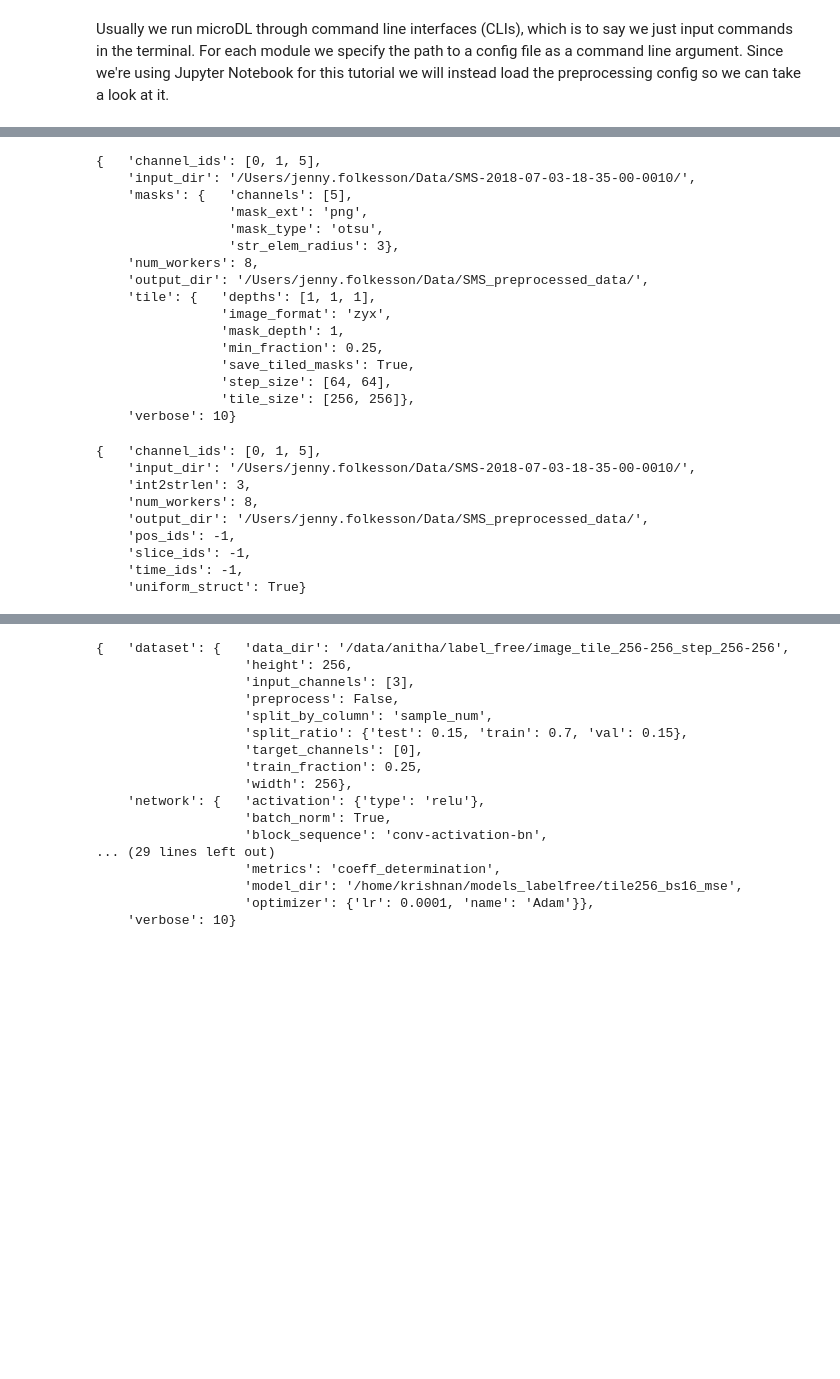
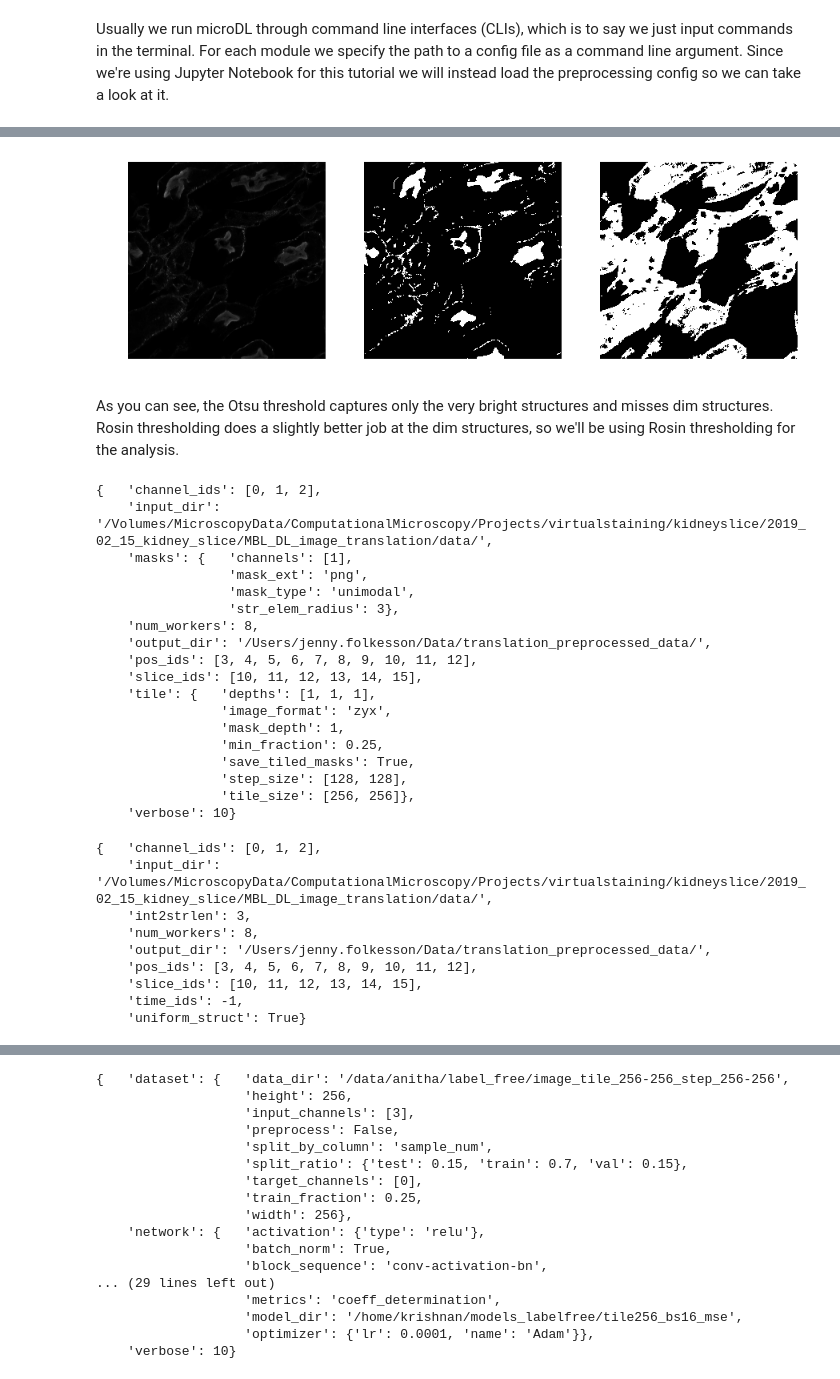
Before and after one commit to mehta-lab/microDL, a Jupyter notebook: notebooks/image_translation.ipynb, the cells around one changed output, grey strips where cells are left out. Cells and saved outputs as stored; diff of their text form; code cells hidden in the pictures; blank space fills up the shorter version.

```diff
--- a/notebooks/image_translation.ipynb
+++ b/notebooks/image_translation.ipynb
@@ -75,3 +88,25 @@ pp.pprint(preproc_config)
+# %%
+# This is the directory where downloaded our data to
+preproc_input_dir = '/Volumes/MicroscopyData/ComputationalMicroscopy/Projects/virtualstaining/kidneyslice/2019_02_15_kidney_slice/MBL_DL_image_translation/data/'
+# And specify where we want to store our preprocessed data
+preproc_output_dir = '/Users/jenny.folkesson/Data/translation_preprocessed_data/'
+
+# Load image
+im_path = os.path.join(preproc_input_dir, 'img_568_t000_p003_z010.tif')
+im = im_utils.read_image(im_path)
+
+mask_otsu = mask_utils.create_otsu_mask(im)
+mask_rosin = mask_utils.create_unimodal_mask(im)
+
+plt.subplot(131); plt.imshow(im, cmap='gray'); plt.axis('off')
+plt.subplot(132); plt.imshow(mask_otsu, cmap='gray'); plt.axis('off')
+plt.subplot(133); plt.imshow(mask_rosin, cmap='gray'); plt.axis('off')
+plt.rcParams['figure.figsize'] = [15, 10]
+plt.show()
+# %% [output]
+[figure, added]
+# %% [markdown]
+As you can see, the Otsu threshold captures only the very bright structures and misses dim structures. Rosin thresholding does a slightly better job at the dim structures, so we'll be using Rosin thresholding for the analysis.
 # %%
 # There are some things we need to change around here. We're not doing resizing so let's remove that key
 if 'resize' in preproc_config:
@@ -79,36 +114,40 @@ if 'resize' in preproc_config:
 # We're not doing flatfield correction either
 if 'flat_field' in preproc_config:
     preproc_config.pop('flat_field')
+
 # We need to change input_dir to point to where our image data is located
-preproc_config['input_dir'] = '/Users/jenny.folkesson/Data/SMS-2018-07-03-18-35-00-0010/'
+preproc_config['input_dir'] = preproc_input_dir
 # And where we want to store our preprocessed data
-preproc_config['output_dir'] = '/Users/jenny.folkesson/Data/SMS_preprocessed_data/'
+preproc_config['output_dir'] = preproc_output_dir
+
+# Switch to unimodal (Rosin) thresholding
+preproc_config['masks']['mask_type'] = 'unimodal'
+
 # Our VMs have 8 cores so adjust the number of workers
 preproc_config['num_workers'] = 8
 # Let's look again
 pp.pprint(preproc_config)
 # %% [output]
-{   'channel_ids': [0, 1, 5],
-    'input_dir': '/Users/jenny.folkesson/Data/SMS-2018-07-03-18-35-00-0010/',
-    'masks': {   'channels': [5],
+{   'channel_ids': [0, 1, 2],
+    'input_dir': '/Volumes/MicroscopyData/ComputationalMicroscopy/Projects/virtualstaining/kidneyslice/2019_02_15_kidney_slice/MBL_DL_image_translation/data/',
+    'masks': {   'channels': [1],
                  'mask_ext': 'png',
-                 'mask_type': 'otsu',
+                 'mask_type': 'unimodal',
                  'str_elem_radius': 3},
     'num_workers': 8,
-    'output_dir': '/Users/jenny.folkesson/Data/SMS_preprocessed_data/',
+    'output_dir': '/Users/jenny.folkesson/Data/translation_preprocessed_data/',
+    'pos_ids': [3, 4, 5, 6, 7, 8, 9, 10, 11, 12],
+    'slice_ids': [10, 11, 12, 13, 14, 15],
     'tile': {   'depths': [1, 1, 1],
                 'image_format': 'zyx',
                 'mask_depth': 1,
                 'min_fraction': 0.25,
                 'save_tiled_masks': True,
-                'step_size': [64, 64],
+                'step_size': [128, 128],
                 'tile_size': [256, 256]},
     'verbose': 10}
 # %%
 # Now let's break apart our config and also set some other parameters
-input_dir = preproc_config['input_dir']
-output_dir = preproc_config['output_dir']
-
 # Typically microscopy images are indexed along channels, time, FOV (position) and slice (z)
 # index of -1 mean include all indices
 slice_ids = -1
@@ -129,11 +168,11 @@ uniform_struct = True
 int2str_len = 3
 # Number of processes to use
 num_workers = 4
-if 'num_workers' in pp_config:
+if 'num_workers' in preproc_config:
     num_workers = preproc_config['num_workers']
 
-base_config = {'input_dir': input_dir,
-               'output_dir': output_dir,
+base_config = {'input_dir': preproc_input_dir,
+               'output_dir': preproc_output_dir,
                'slice_ids': slice_ids,
                'time_ids': time_ids,
                'pos_ids': pos_ids,
@@ -145,13 +184,13 @@ base_config = {'input_dir': input_dir,
 # Let's look at the base_config we just generated
 pp.pprint(base_config)
 # %% [output]
-{   'channel_ids': [0, 1, 5],
-    'input_dir': '/Users/jenny.folkesson/Data/SMS-2018-07-03-18-35-00-0010/',
+{   'channel_ids': [0, 1, 2],
+    'input_dir': '/Volumes/MicroscopyData/ComputationalMicroscopy/Projects/virtualstaining/kidneyslice/2019_02_15_kidney_slice/MBL_DL_image_translation/data/',
     'int2strlen': 3,
     'num_workers': 8,
-    'output_dir': '/Users/jenny.folkesson/Data/SMS_preprocessed_data/',
-    'pos_ids': -1,
-    'slice_ids': -1,
+    'output_dir': '/Users/jenny.folkesson/Data/translation_preprocessed_data/',
+    'pos_ids': [3, 4, 5, 6, 7, 8, 9, 10, 11, 12],
+    'slice_ids': [10, 11, 12, 13, 14, 15],
     'time_ids': -1,
     'uniform_struct': True}
 # %%
```
Also changed, not shown: parts of 17 cells of this notebook, 4 other files.
